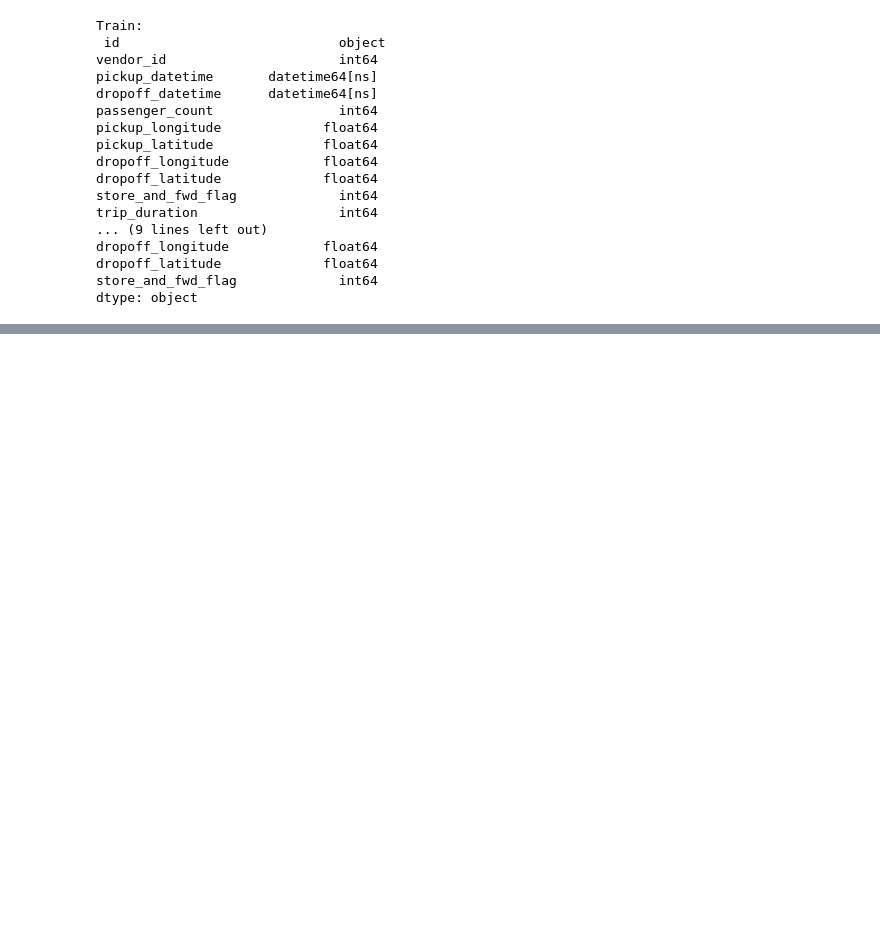
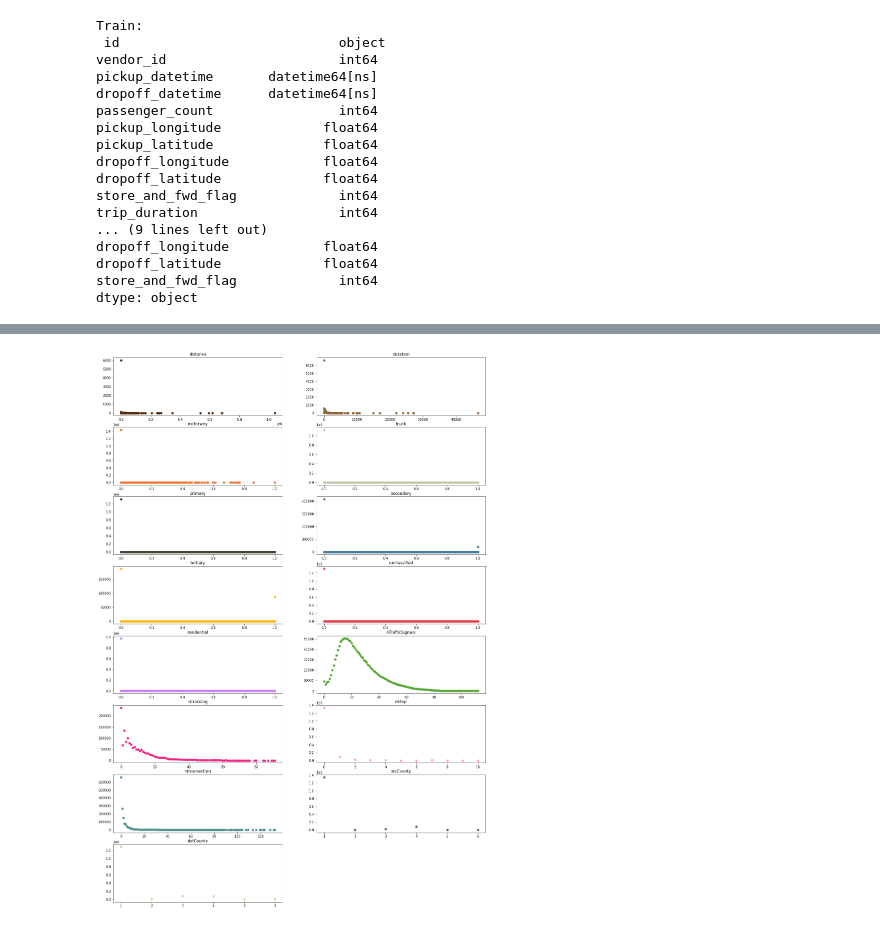
Before and after one commit to AnhDao1411/CSC14115, a Jupyter notebook: project.ipynb, the cells around one changed output, grey strips where cells are left out. Saved outputs shown, nothing was run; the diff lists cells and outputs as text; code cells hidden in the pictures; blank space fills up the shorter version.

Commit message:
lnpanh - Add basic information on OSRM features

```diff
--- a/project.ipynb
+++ b/project.ipynb
@@ -307,0 +311,5 @@ dtype: object
+# %%
+osrm_train = pd.read_csv('../input/nyc-taxi-trip-noisy/train_augmented.csv')
+osrm_test = pd.read_csv('../input/nyc-taxi-trip-noisy/test_augmented.csv')
+print("OSRM Train shape: ", osrm_train.shape)
+print("OSRM Test shape: ", osrm_test.shape)
@@ -307,0 +350,5 @@ dtype: object
+# %%
+osrm_train.srcCounty.fillna(6, inplace = True)
+osrm_train.dstCounty.fillna(6, inplace = True)
+osrm_test.srcCounty.fillna(6, inplace = True)
+osrm_test.dstCounty.fillna(6, inplace = True)
@@ -307,0 +431,4 @@ dtype: object
+# %%
+draw_chart(osrm_train.select_dtypes(exclude='object'),(20,30))
+# %% [output]
+[figure, added]
```
Also changed, not shown: parts of 14 cells of this notebook.
